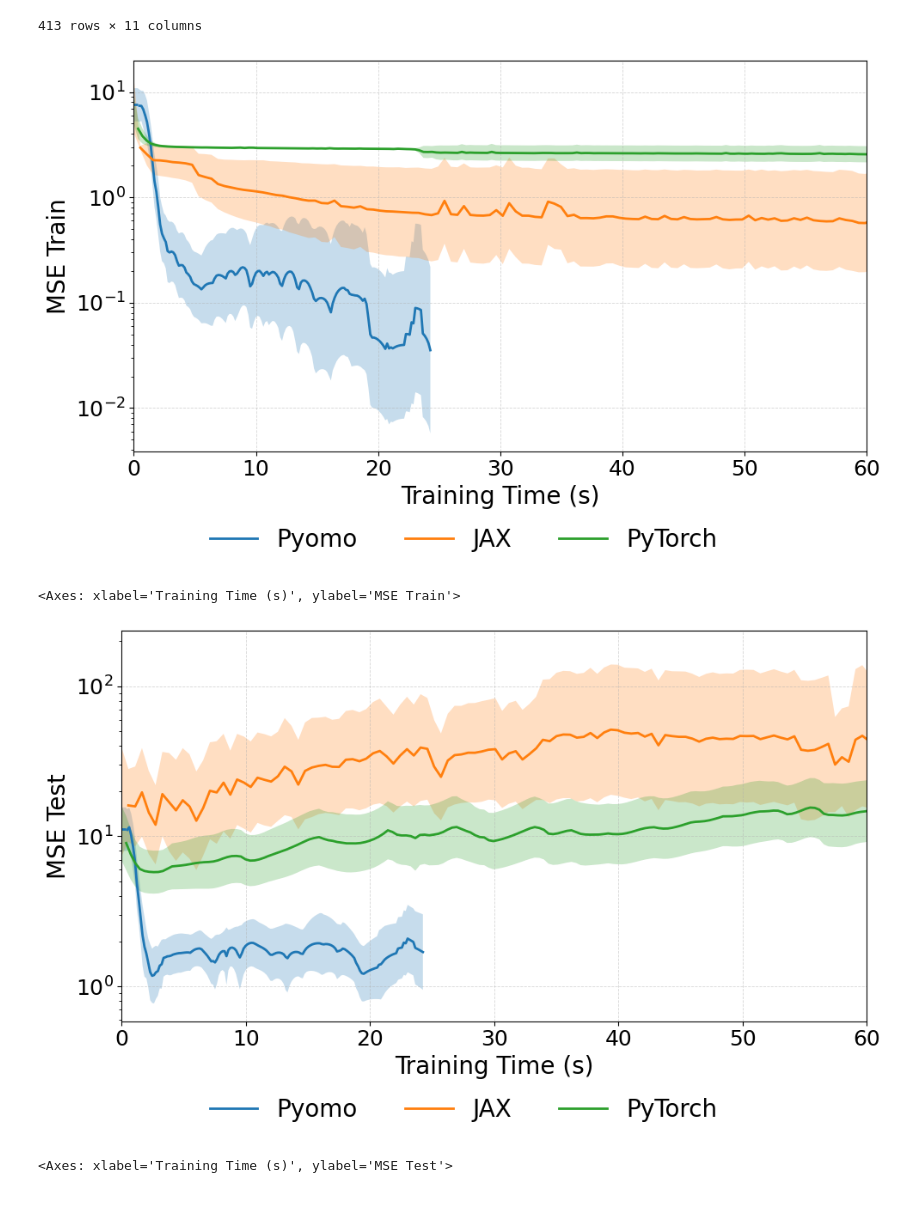
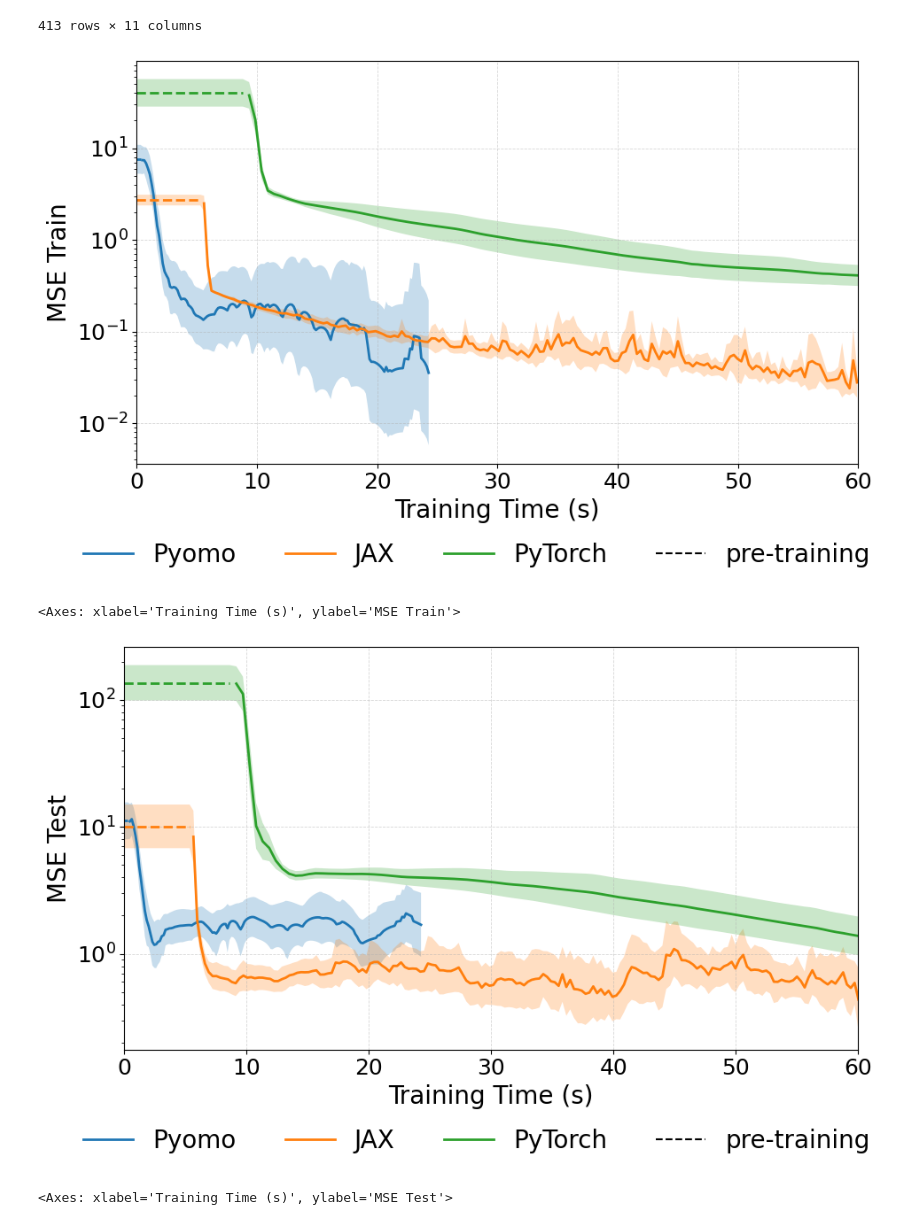
Before and after one commit to mariashapo/NODE, a Jupyter notebook: src/analysis/synthetic/training_conv_vdp.ipynb, the cells around one changed output. Cells and saved outputs as stored; diff of their text form; code cells hidden in the pictures.

```diff
--- a/src/analysis/synthetic/training_conv_vdp.ipynb
+++ b/src/analysis/synthetic/training_conv_vdp.ipynb
@@ -100,18 +114,21 @@ plot_time_bands(
 # %%
 results = load_all_pickles("results/study_vdp/pytorch_vdp_400_1000_w32", recursive=False)
-pytoch_results_df_400_w32 = Results.flatten_convergence_data(results, key_list=["system", "pretrain", "max_t"], model_type="pytorch")
+pytoch_results_df_400_w32 = Results.flatten_convergence_data(results, model_type="pytorch")
 
 results = load_all_pickles("results/study_vdp/pytorch_vdp_200_1000_w32", recursive=False)
-pytoch_results_df_200_w32 = Results.flatten_convergence_data(results, key_list=["system", "pretrain", "max_t"], model_type="pytorch")
+pytoch_results_df_200_w32 = Results.flatten_convergence_data(results, model_type="pytorch")
 
 results = load_all_pickles("results/study_vdp/pytorch_vdp_1000_w32", recursive=False)
-pytoch_results_df_no_pretrain_32 = Results.flatten_convergence_data(results, key_list=["system", "pretrain", "max_t"], model_type="pytorch")
+pytoch_results_df_no_pretrain_32 = Results.flatten_convergence_data(results, model_type="pytorch")
 
 results = load_all_pickles("results/study_vdp/pytorch_vdp_400_1000_w64", recursive=False)
-pytoch_results_df_400_w64 = Results.flatten_convergence_data(results, key_list=["system", "pretrain", "max_t"], model_type="pytorch")
+pytoch_results_df_400_w64 = Results.flatten_convergence_data(results, model_type="pytorch")
 
 results = load_all_pickles("results/study_vdp/pytorch_vdp_1000_w64", recursive=False)
-pytoch_results_df_no_pretrain_64 = Results.flatten_convergence_data(results, key_list=["system", "pretrain", "max_t"], model_type="pytorch")
+pytoch_results_df_no_pretrain_64 = Results.flatten_convergence_data(results, model_type="pytorch")
+
+results = load_all_pickles("results/study_vdp_3/pytorch_vdp_400_1000_260226", recursive=False)
+pytoch_results_df_3 = Results.flatten_convergence_data(results, model_type="pytorch")
 # %% [output]
 Loaded results/study_vdp/pytorch_vdp_400_1000_w32/1695354516_2025-11-05_05-25.pkl
 Loaded results/study_vdp/pytorch_vdp_400_1000_w32/2160758465_2025-11-05_07-17.pkl
@@ -152,30 +167,32 @@ plot_time_bands(
 # %% [markdown]
 ### jax
 # %%
-
 results = load_all_pickles("results/study_vdp/jax_vdp_500_10000_w32", recursive=False)
-jax_vdp_500_10000_w32 = Results.flatten_convergence_data(results, key_list=["system", "pretrain", "max_t"], model_type="pytorch")
+jax_vdp_500_10000_w32 = Results.flatten_convergence_data(results, model_type="pytorch")
 
 results = load_all_pickles("results/study_vdp/jax_vdp_500_10000_w64", recursive=False)
-jax_vdp_500_10000_w64 = Results.flatten_convergence_data(results, key_list=["system", "pretrain", "max_t"], model_type="pytorch")
+jax_vdp_500_10000_w64 = Results.flatten_convergence_data(results, model_type="pytorch")
 
 results = load_all_pickles("results/study_vdp/jax_vdp_1000_10000_w32", recursive=False)
-jax_vdp_1000_10000_w32 = Results.flatten_convergence_data(results, key_list=["system", "pretrain", "max_t"], model_type="pytorch")
+jax_vdp_1000_10000_w32 = Results.flatten_convergence_data(results, model_type="pytorch")
 
 results = load_all_pickles("results/study_vdp/jax_vdp_1000_10000_w64", recursive=False)
-jax_vdp_1000_10000_w64 = Results.flatten_convergence_data(results, key_list=["system", "pretrain", "max_t"], model_type="pytorch")
+jax_vdp_1000_10000_w64 = Results.flatten_convergence_data(results, model_type="pytorch")
 
 results = load_all_pickles("results/study_vdp/jax_vdp_15000_w32", recursive=False)
-jax_vdp_15000_w32 = Results.flatten_convergence_data(results, key_list=["system", "pretrain", "max_t"], model_type="pytorch")
+jax_vdp_15000_w32 = Results.flatten_convergence_data(results, model_type="pytorch")
 
 results = load_all_pickles("results/study_vdp/jax_vdp_15000_w64", recursive=False)
-jax_vdp_15000_w64= Results.flatten_convergence_data(results, key_list=["system", "pretrain", "max_t"], model_type="pytorch")
+jax_vdp_15000_w64= Results.flatten_convergence_data(results, model_type="pytorch")
 
 results = load_all_pickles("results/study_vdp/jax_vdp_1000_40000_w_reg_norm", recursive=False)
-jax_vdp_10000_40000_w64= Results.flatten_convergence_data(results, key_list=["system", "pretrain", "max_t"], model_type="pytorch")
+jax_vdp_10000_40000_w64= Results.flatten_convergence_data(results, model_type="pytorch")
 
 results = load_all_pickles("results/study_vdp/jax_vdp_50000_w_reg_norm", recursive=False)
-jax_vdp_50000_w64= Results.flatten_convergence_data(results, key_list=["system", "pretrain", "max_t"], model_type="pytorch")
+jax_vdp_50000_w64= Results.flatten_convergence_data(results, model_type="pytorch")
+
+results = load_all_pickles("results/study_vdp_3/jax_vdp_w3-64-2_1000_25000_250226_2158", recursive=False)
+jax_vdp_3_w64= Results.flatten_convergence_data(results, model_type="pytorch")
 # %% [output]
 Loaded results/study_vdp/jax_vdp_500_10000_w32/1369350520_2025-12-09_03-58.pkl
 Loaded results/study_vdp/jax_vdp_500_10000_w32/1623065689_2025-12-09_07-15.pkl
@@ -272,8 +308,8 @@ comparison_dfs_no_pretrain = {
 comparison_dfs = {
     # "pyomo_w32": results_df_32,
     "Pyomo": results_df_64,
-    "JAX": jax_vdp_10000_40000_w64,
-    "PyTorch": pytoch_results_df_400_w64,
+    "JAX": jax_vdp_3_w64, #jax_vdp_10000_40000_w64,
+    "PyTorch": pytoch_results_df_3, #pytoch_results_df_400_w64,
 }
 # %%
 results_df_64
@@ -299,7 +335,7 @@ max_q_maps = {
 }
 # %%
 plot_time_bands(
-    comparison_dfs_no_pretrain,
+    comparison_dfs,
     y_col="mse_train",  # or "mse_test"
     title="",
     logy=True,
@@ -316,25 +352,25 @@ plot_time_bands(
     legend_ncol=4,
 )
 # %% [output]
-[figure, old version]
+[figure, new version]
 <Axes: xlabel='Training Time (s)', ylabel='MSE Train'>
 # %%
 plot_time_bands(
-    comparison_dfs_no_pretrain,
+    comparison_dfs,
     y_col="mse_test",  # or "mse_test"
     title="",
     logy=True,
     align_grid = False,
     figsize=(10, 6),
     label_fontsize=20,
     tick_fontsize=18,
     legend_fontsize=20,
     title_fontsize=16,
     xlim =(0, 60),
     y_label="MSE Test",
     legend_bbox_y=-0.02,
     legend_ncol=4,
 )
 # %% [output]
-[figure, old version]
+[figure, new version]
 <Axes: xlabel='Training Time (s)', ylabel='MSE Test'>
```
Also changed, not shown: parts of 15 cells of this notebook, 4 other files.
